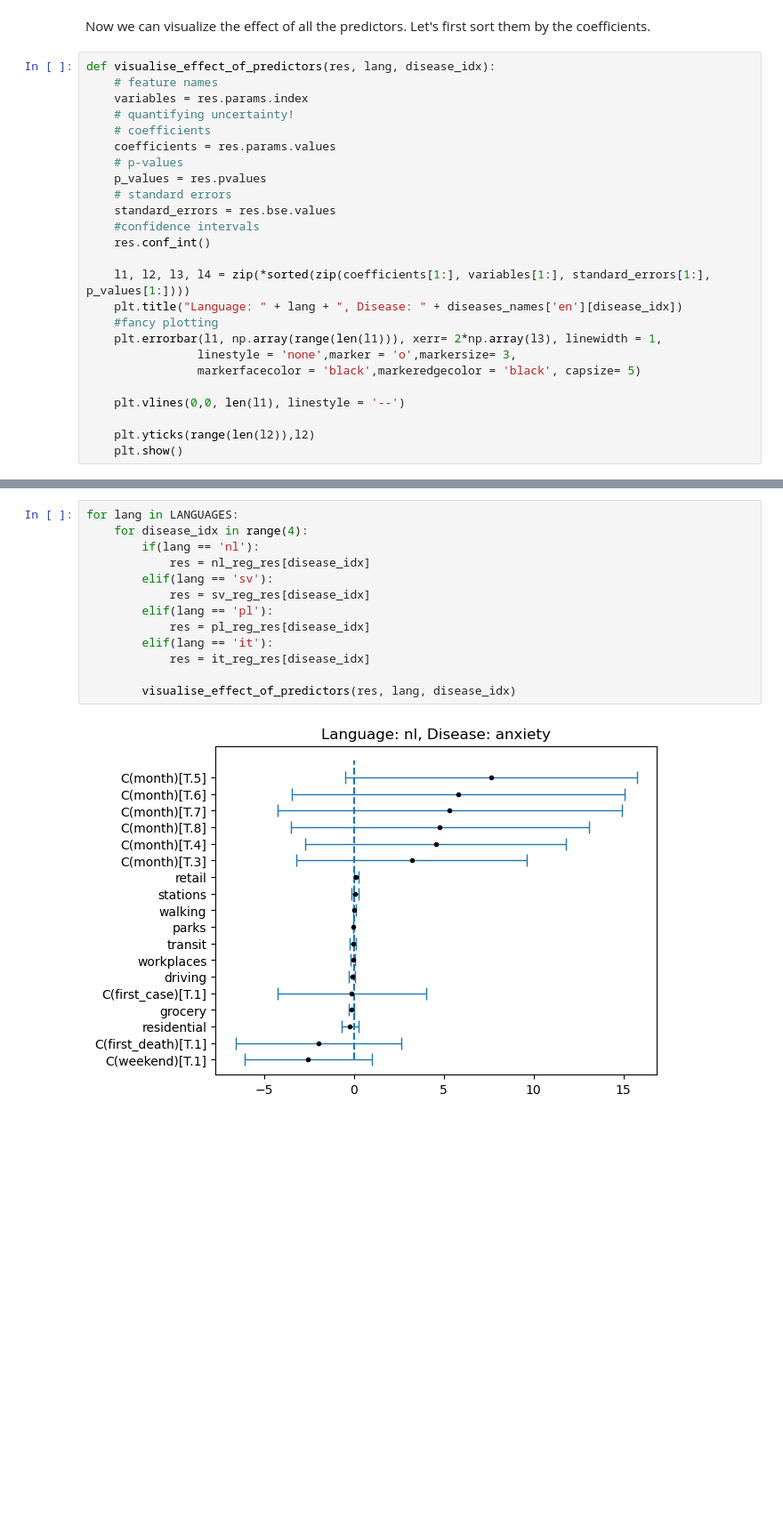
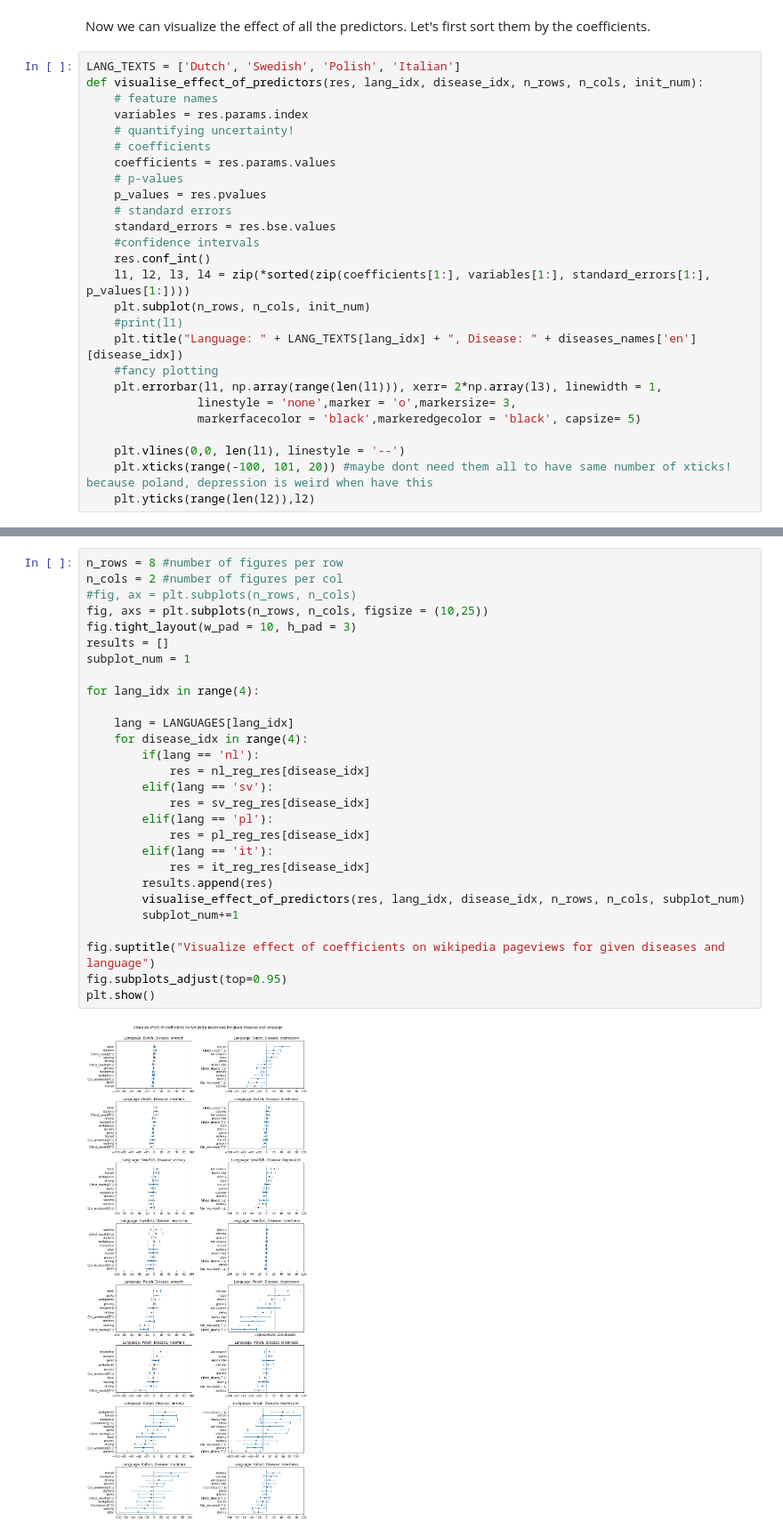
Before and after one commit to epfl-ada/ada-2022-project-adamsleg, a Jupyter notebook: q2.ipynb, the cells around one changed output, grey strips where cells are left out. Shown at 89% size. Drawn from its saved outputs; the diff is of its cells as text; blank space fills up the shorter version.

Commit message:
Q2: standardization, remove months from model, visualization

```diff
--- a/q2.ipynb
+++ b/q2.ipynb
@@ -222,7 +248,8 @@ strong multicollinearity or other numerical problems.
 # %% [markdown]
 Now we can visualize the effect of all the predictors. Let's first sort them by the coefficients.
 # %%
-def visualise_effect_of_predictors(res, lang, disease_idx):
+LANG_TEXTS = ['Dutch', 'Swedish', 'Polish', 'Italian']
+def visualise_effect_of_predictors(res, lang_idx, disease_idx, n_rows, n_cols, init_num):
     # feature names
     variables = res.params.index
     # quantifying uncertainty!
@@ -234,15 +261,15 @@ def visualise_effect_of_predictors(res, lang, disease_idx):
     standard_errors = res.bse.values
     #confidence intervals
     res.conf_int()
-
     l1, l2, l3, l4 = zip(*sorted(zip(coefficients[1:], variables[1:], standard_errors[1:], p_values[1:])))
-    plt.title("Language: " + lang + ", Disease: " + diseases_names['en'][disease_idx])
+    plt.subplot(n_rows, n_cols, init_num)
+    #print(l1)
+    plt.title("Language: " + LANG_TEXTS[lang_idx] + ", Disease: " + diseases_names['en'][disease_idx])
     #fancy plotting
     plt.errorbar(l1, np.array(range(len(l1))), xerr= 2*np.array(l3), linewidth = 1,
                 linestyle = 'none',marker = 'o',markersize= 3,
                 markerfacecolor = 'black',markeredgecolor = 'black', capsize= 5)
 
     plt.vlines(0,0, len(l1), linestyle = '--')
-
+    plt.xticks(range(-100, 101, 20)) #maybe dont need them all to have same number of xticks! because poland, depression is weird when have this
     plt.yticks(range(len(l2)),l2)
-    plt.show()
@@ -249,15 +278,30 @@ def visualise_effect_of_predictors(res, lang, disease_idx):
 # %%
-for lang in LANGUAGES:
+n_rows = 8 #number of figures per row
+n_cols = 2 #number of figures per col
+#fig, ax = plt.subplots(n_rows, n_cols)
+fig, axs = plt.subplots(n_rows, n_cols, figsize = (10,25))
+fig.tight_layout(w_pad = 10, h_pad = 3)
+results = []
+subplot_num = 1
+
+for lang_idx in range(4):
+
+    lang = LANGUAGES[lang_idx]
     for disease_idx in range(4):
         if(lang == 'nl'):
             res = nl_reg_res[disease_idx]
         elif(lang == 'sv'):
             res = sv_reg_res[disease_idx]
         elif(lang == 'pl'):
             res = pl_reg_res[disease_idx]
         elif(lang == 'it'):
             res = it_reg_res[disease_idx]
+        results.append(res)
+        visualise_effect_of_predictors(res, lang_idx, disease_idx, n_rows, n_cols, subplot_num)
+        subplot_num+=1
 
-        visualise_effect_of_predictors(res, lang, disease_idx)
+fig.suptitle("Visualize effect of coefficients on wikipedia pageviews for given diseases and language")
+fig.subplots_adjust(top=0.95)
+plt.show()
 # %% [output]
-[figure, old version]
+[figure, new version]
```
Also changed, not shown: parts of 9 cells of this notebook.
